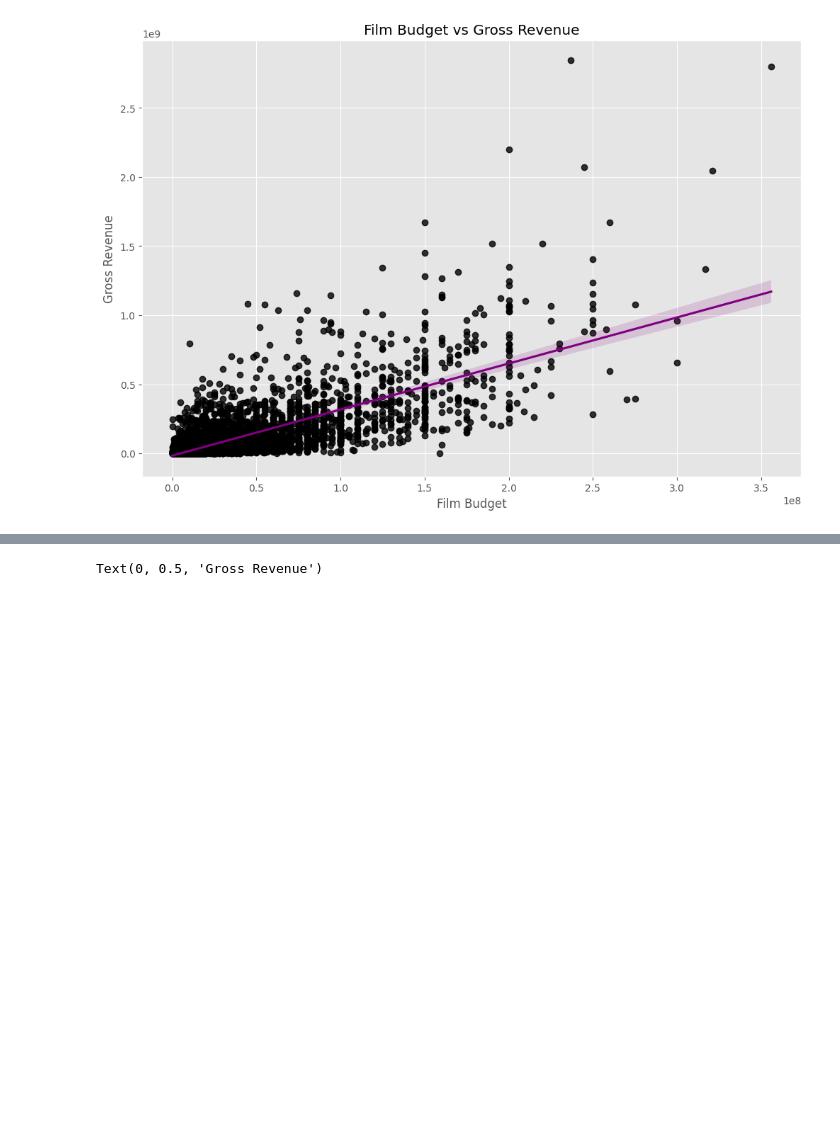
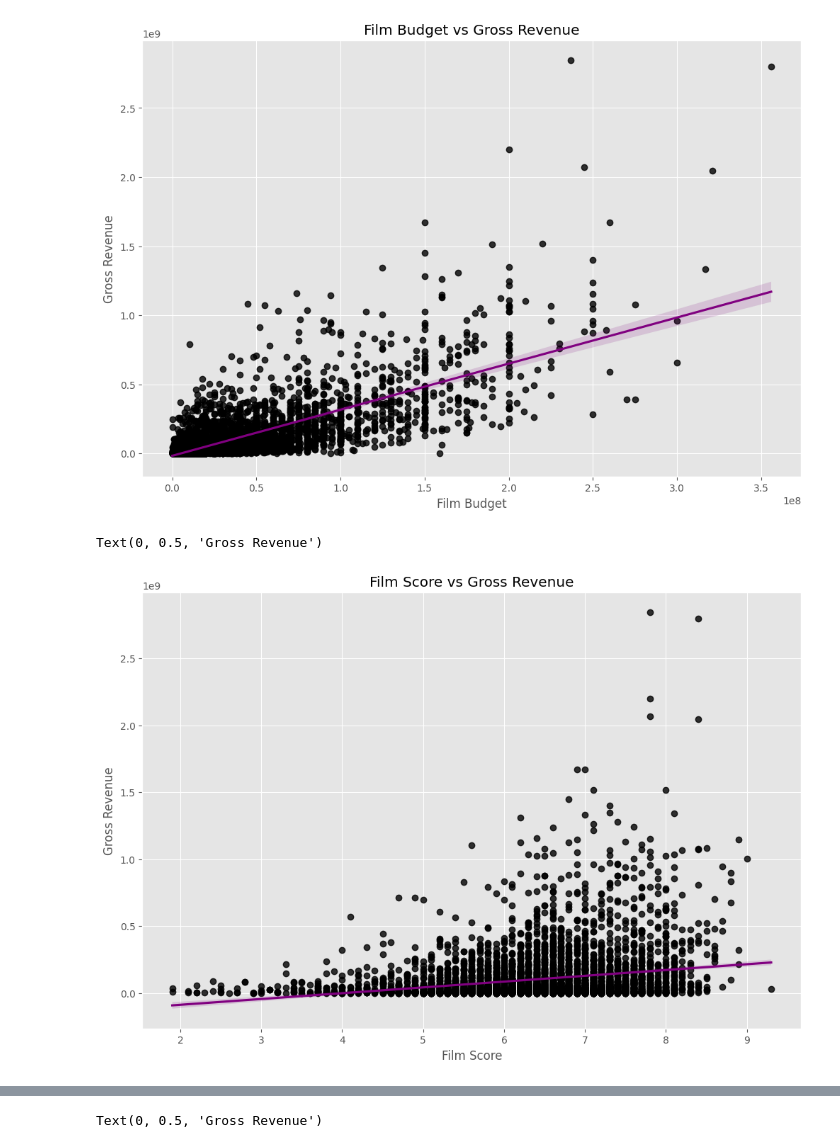
Before and after one commit to tejanallagorla/movie-industry-analysis, a Jupyter notebook: movie data analysis.ipynb, the cells around one changed output, grey strips where cells are left out. Cells and saved outputs as stored; diff of their text form; code cells hidden in the pictures; blank space fills up the shorter version.

Commit message:
data correlation analysis

```diff
--- a/movie data analysis.ipynb
+++ b/movie data analysis.ipynb
@@ -128,6 +140,15 @@ plt.ylabel('Gross Revenue')
 # %% [output]
 Text(0, 0.5, 'Gross Revenue')
 [figure]
+# %%
+# Build a scatter plot (with regression line) displaying score vs gross using seaborn
+sns.regplot(x='score', y='gross', data=df, scatter_kws={'color':'black'}, line_kws={'color':'purple'})
+plt.title('Film Score vs Gross Revenue')
+plt.xlabel('Film Score')
+plt.ylabel('Gross Revenue')
+# %% [output]
+Text(0, 0.5, 'Gross Revenue')
+[figure, added]
 # %%
 # Look at the correlation between different columns in the dataset (numeric metrics only)
 corr_matrix = df.corr(method='pearson', numeric_only=True)
```
Also changed, not shown: parts of 17 cells of this notebook.
